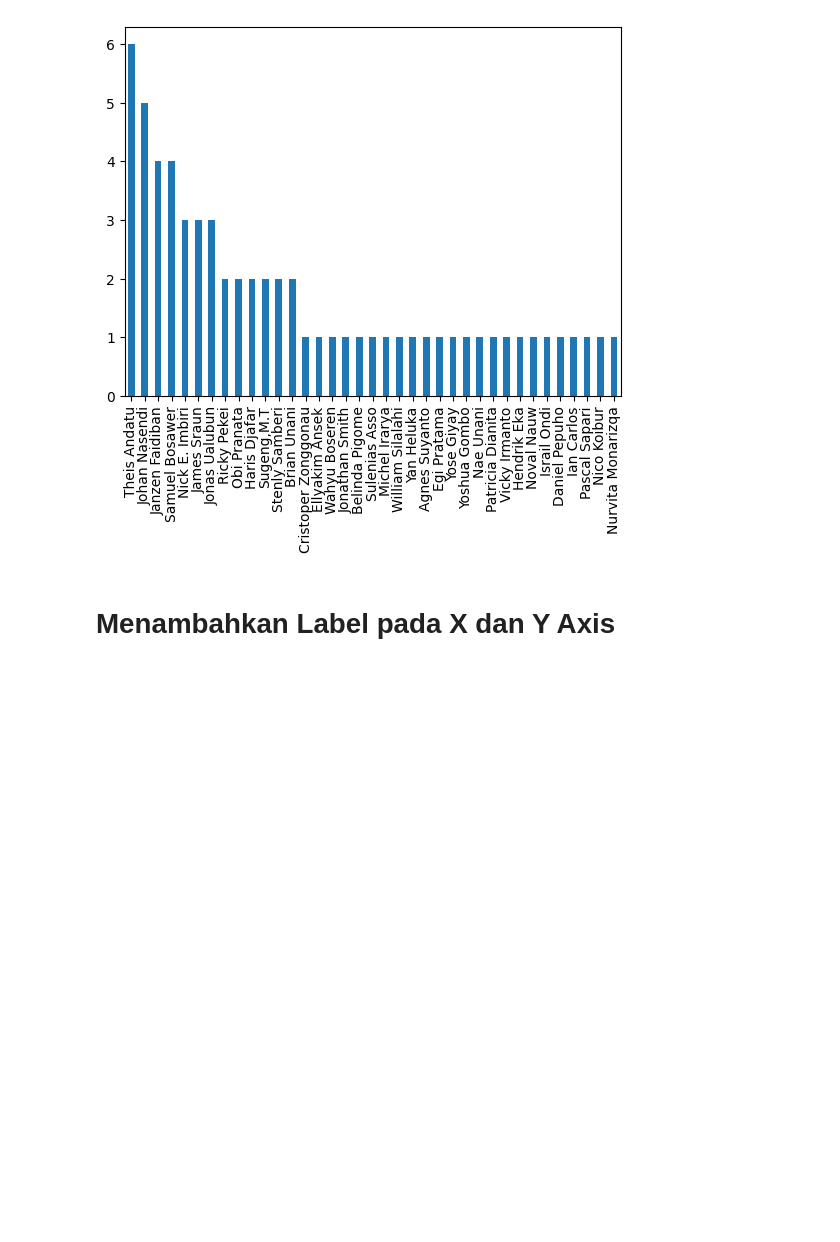
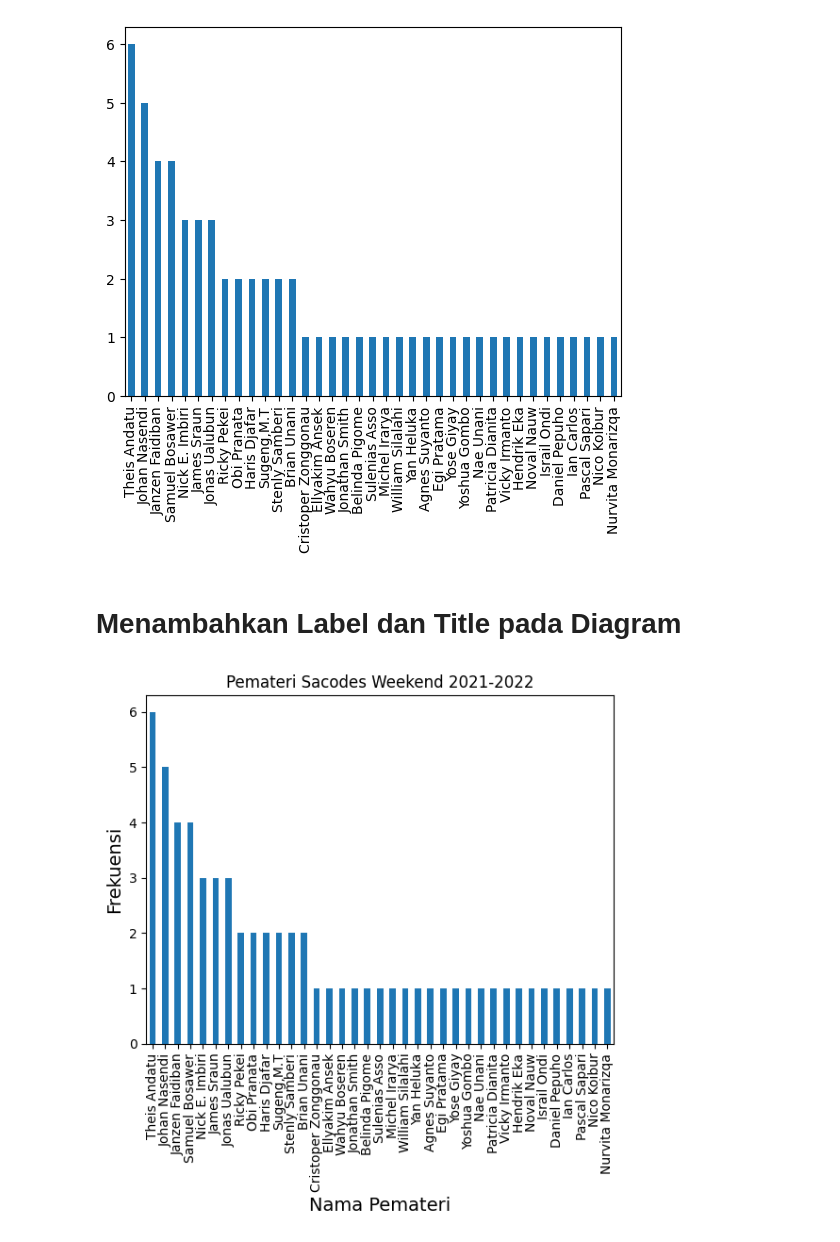
Before and after one commit to baptuDenjer/Google-Colab, a Jupyter notebook: SaCodeWeekend.ipynb, the cells around one changed output. Drawn from its saved outputs; the diff is of its cells as text; code cells hidden in the pictures; blank space fills up the shorter version.

Commit message:
Adding Label and Title to Bar Diagram

```diff
--- a/SaCodeWeekend.ipynb
+++ b/SaCodeWeekend.ipynb
@@ -156,4 +161,17 @@ plt.show()
 # %% [output]
 [figure]
 # %% [markdown]
-# Menambahkan Label pada X dan Y Axis
+# Menambahkan Label dan Title pada Diagram
+# %%
+#menambahkan label dan title pada diagram
+plt.ylabel("Frekuensi", fontsize=14)
+plt.xlabel("Nama Pemateri", fontsize=14)
+plt.title("Pemateri Sacodes Weekend 2021-2022")
+
+#buat jadi histogram
+pemateri.plot.bar()
+
+#tampilkan diagram
+plt.show()
+# %% [output]
+[figure, added]
```
Also changed, not shown: parts of 2 cells of this notebook.
